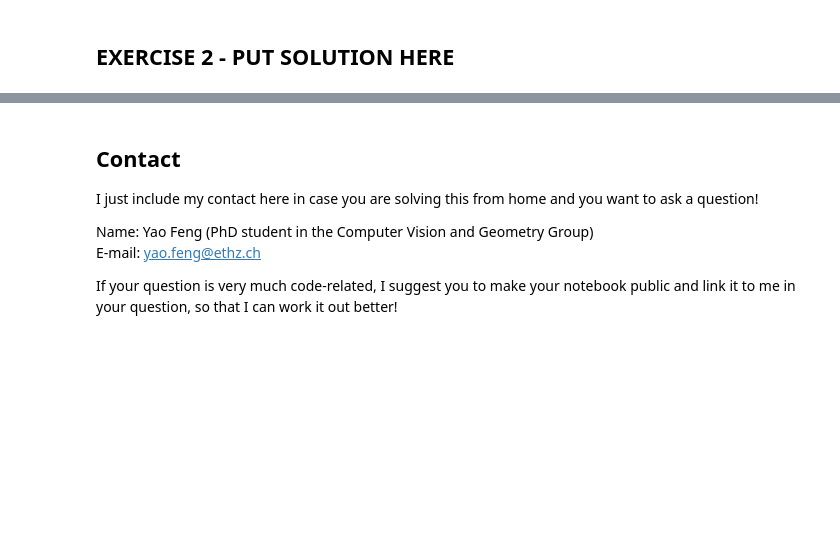
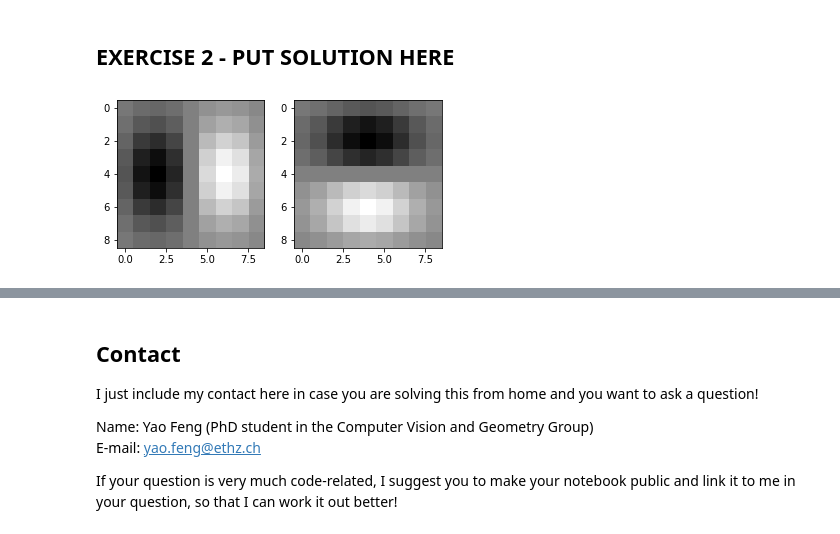
Before and after one commit to fedj99/viscomp2021, a Jupyter notebook: Exercises/W3/W3_exercise.ipynb, the cells around one changed output, grey strips where cells are left out. Cells and saved outputs as stored; diff of their text form; code cells hidden in the pictures; blank space fills up the shorter version.

```diff
--- a/Exercises/W3/W3_exercise.ipynb
+++ b/Exercises/W3/W3_exercise.ipynb
@@ -156,2 +228,27 @@ display(slider)
+# %%
+images = [
+	'lighthouse.png',
+	'extra/extra_1.png',
+	'extra/extra_2.png',
+	'extra/extra_3.png',
+	'extra/extra_4.png',
+	'extra/extra_5.png'
+]
+
+methods = {
+	'elem': k_elem,
+	'sobel': k_sobel,
+	'prewitt': k_prewitt,
+	'gauss': k_gauss_deriv
+}
+
+for img in images:
+	in_img = np.array(imread(img), dtype=np.float) / 255
+	for (method_name, method_kernels) in methods.items():
+		out_img = gradient_magnitude(in_img, method_kernels)
+		out_name = 'out/' + filename_append(img, method_name)
+		imsave(out_name, out_img)
+
+print("Completed")
 # %% [markdown]
 ## EXERCISE 2 - PUT SOLUTION HERE
@@ -176,0 +255,19 @@ display(slider)
+# %%
+from matplotlib.pyplot import figure, show
+
+def imshow_multi(images, figsize=None, rows=None, cols=None):
+	if rows == None: rows = 1
+	if cols == None: cols = len(images) // rows + 1
+	fig = figure(figsize=figsize)
+	for i in range(1, len(images) + 1):
+		fig.add_subplot(rows, cols, i)
+		imshow(images[i - 1])
+	show()
+# %%
+# Generate gauss derivatives
+k_gauss_deriv_x = convolve(k_gauss, k_sobel_x)
+k_gauss_deriv_y = convolve(k_gauss, k_sobel_y)
+
+imshow_multi([k_gauss_deriv_x, k_gauss_deriv_y], figsize=(9, 9))
+# %% [output]
+[figure, added]
```
Also changed, not shown: parts of 15 cells of this notebook, 37 other files.
